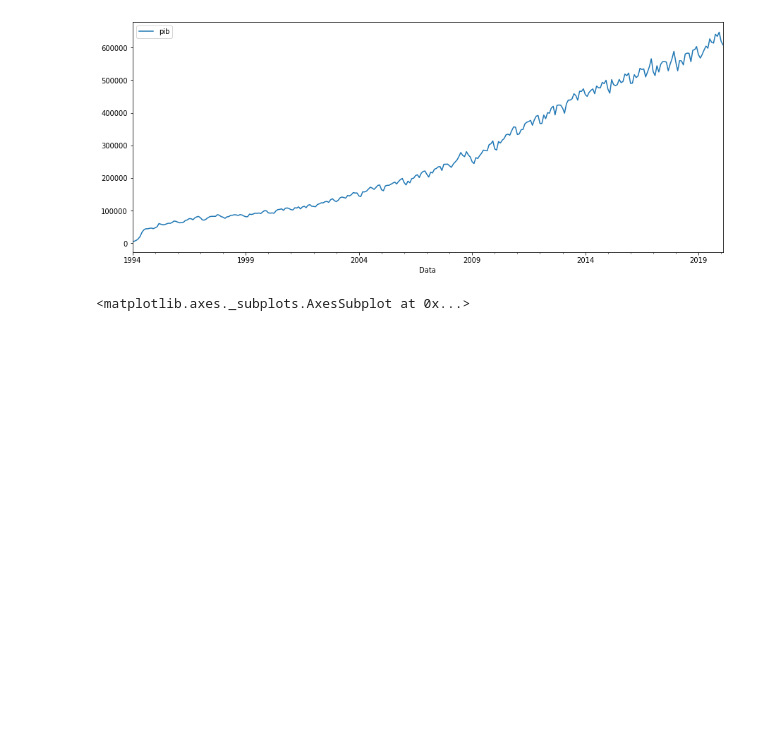
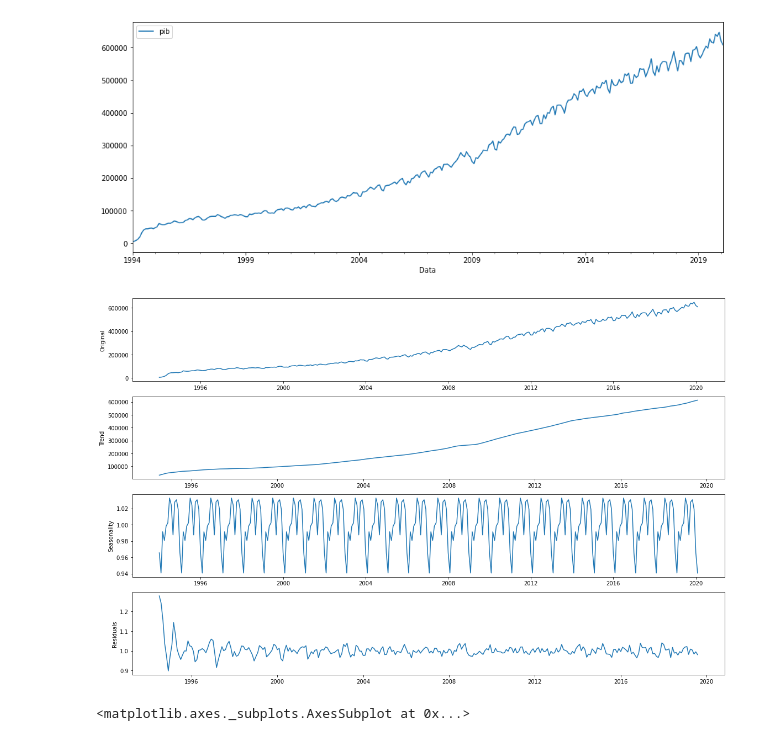
Before and after one commit to mmbs1989/TCC-PUCMINAS, a Jupyter notebook: Notebook_TCC_PUC.ipynb, the cells around one changed output. Drawn from its saved outputs; the diff is of its cells as text; code cells hidden in the pictures; blank space fills up the shorter version.

```diff
--- a/Notebook_TCC_PUC.ipynb
+++ b/Notebook_TCC_PUC.ipynb
@@ -260,6 +260,29 @@ dfpib.plot(figsize=(15,6))
 # %% [output]
 <matplotlib.axes._subplots.AxesSubplot at 0x...>
 [figure]
+# %%
+#Decomposição da série temporal
+decomposition = seasonal_decompose(dfpib, model='multiplicative')
+trend = decomposition.trend
+seasonal = decomposition.seasonal
+residual = decomposition.resid
+plt.figure(figsize=(16,10))
+plt.subplot(411)
+plt.plot(dfpib)
+plt.ylabel('Original')
+plt.subplot(412)
+plt.plot(trend)
+plt.ylabel('Trend')
+plt.subplot(413)
+plt.plot(seasonal)
+plt.ylabel('Seasonality')
+plt.subplot(414)
+plt.plot(residual)
+plt.ylabel('Residuals')
+plt.tight_layout()
+plt.show()
+# %% [output]
+[figure, added]
 # %%
 # Análise dos períodos de sazonalidade
 dfpib.groupby(dfpib.index.month).mean().plot(kind='bar')
```
Also changed, not shown: parts of 5 cells of this notebook.
